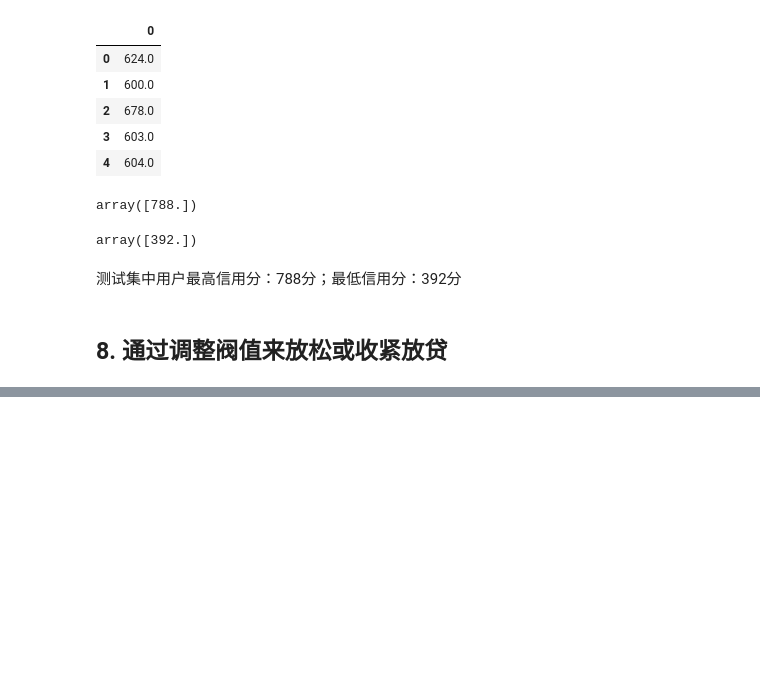
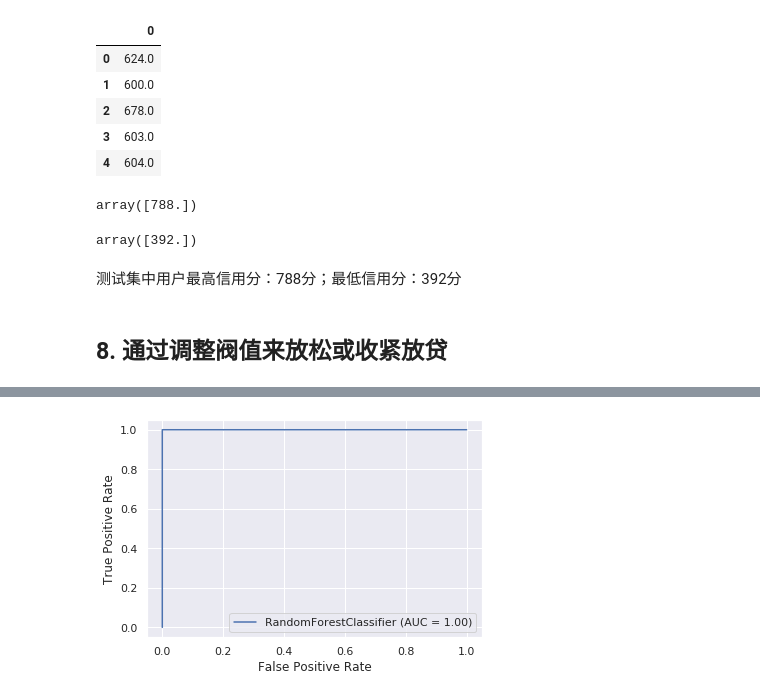
Before and after one commit to GoldenRaven/Lending_Club, a Jupyter notebook: code_my/PD_modeling.ipynb, the cells around one changed output, grey strips where cells are left out. Saved outputs shown, nothing was run; the diff lists cells and outputs as text; code cells hidden in the pictures; blank space fills up the shorter version.

```diff
--- a/code_my/PD_modeling.ipynb
+++ b/code_my/PD_modeling.ipynb
@@ -847,0 +879,4 @@ array([392.])
+# %%
+rf = RandomForestClassifier()
+rf.fit(inputs_train, targets_train)
+rf
@@ -847,0 +894,4 @@ array([392.])
+# %%
+plot_roc_curve(rf, inputs_train, targets_train);
+# %% [output]
+[figure, added]
```
Also changed, not shown: parts of 69 cells of this notebook, 1 other file.
